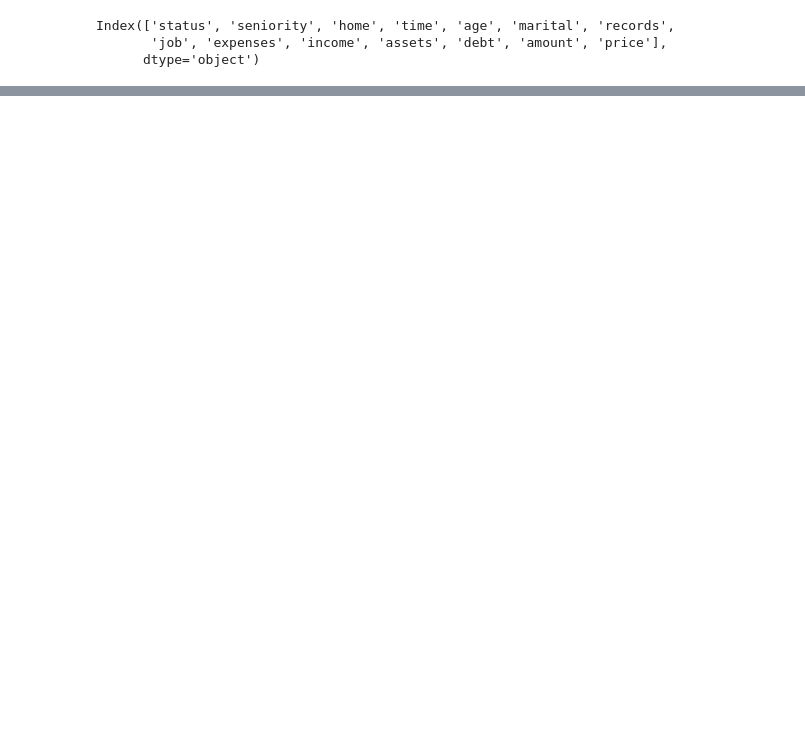
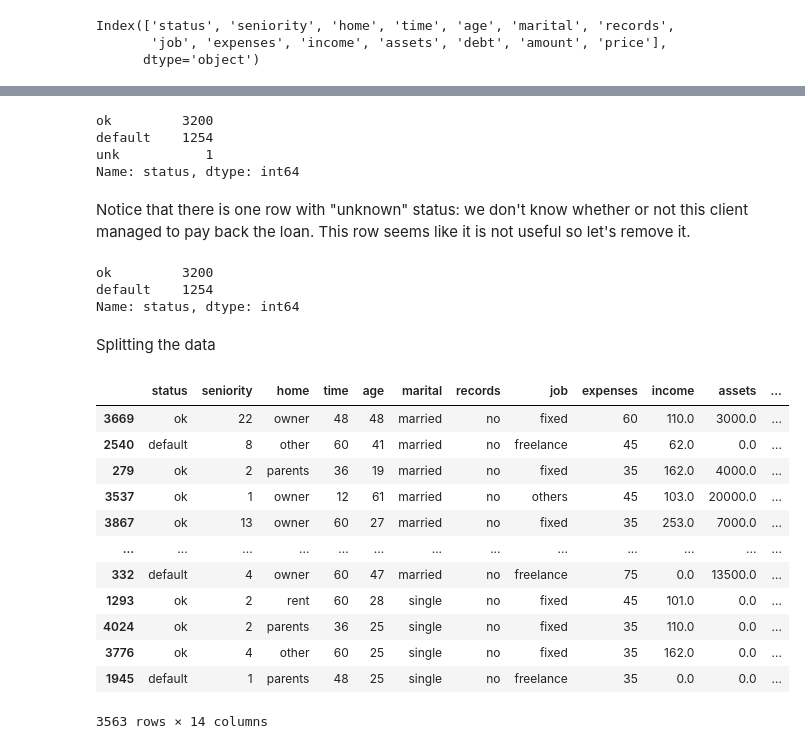
Before and after one commit to CruiseDevice/Credit-Risk-Scoring-using-Decision-Trees-and-Ensemble-Learning, a Jupyter notebook: credit-risk.ipynb, the cells around one changed output, grey strips where cells are left out. Drawn from its saved outputs; the diff is of its cells as text; code cells hidden in the pictures; blank space fills up the shorter version.

```diff
--- a/credit-risk.ipynb
+++ b/credit-risk.ipynb
@@ -29,0 +121,3 @@ Index(['status', 'seniority', 'home', 'time', 'age', 'marital', 'records',
+# %%
+df.job = df.job.map(job_values)
+df.sample(5)
@@ -29,0 +145,3 @@ Index(['status', 'seniority', 'home', 'time', 'age', 'marital', 'records',
+# %%
+for c in ['income', 'assets', 'debt']:
+    df[c] = df[c].replace(to_replace=99999999, value=np.nan)
@@ -29,0 +160,19 @@ Index(['status', 'seniority', 'home', 'time', 'age', 'marital', 'records',
+# %%
+df.status.value_counts()
+# %% [output]
+ok         3200
+default    1254
+unk           1
+Name: status, dtype: int64
+# %% [markdown]
+Notice that there is one row with "unknown" status: we don't know whether or not this client managed to pay back the loan. This row seems like it is not useful so let's remove it.
+# %%
+df = df[df.status != 'unk']
+# %%
+df.status.value_counts()
+# %% [output]
+ok         3200
+default    1254
+Name: status, dtype: int64
+# %% [markdown]
+Splitting the data
@@ -29,0 +181,18 @@ Index(['status', 'seniority', 'home', 'time', 'age', 'marital', 'records',
+# %%
+df_train_full, df_test = train_test_split(df, test_size=0.2, random_state=11)
+# %%
+df_train_full
+# %% [output]
+|  | status | seniority | home | time | age | marital | records | job | expenses | income | assets | ... |
+| 3669 | ok | 22 | owner | 48 | 48 | married | no | fixed | 60 | 110.0 | 3000.0 | ... |
+| 2540 | default | 8 | other | 60 | 41 | married | no | freelance | 45 | 62.0 | 0.0 | ... |
+| 279 | ok | 2 | parents | 36 | 19 | married | no | fixed | 35 | 162.0 | 4000.0 | ... |
+| 3537 | ok | 1 | owner | 12 | 61 | married | no | others | 45 | 103.0 | 20000.0 | ... |
+| 3867 | ok | 13 | owner | 60 | 27 | married | no | fixed | 35 | 253.0 | 7000.0 | ... |
+| ... | ... | ... | ... | ... | ... | ... | ... | ... | ... | ... | ... | ... |
+| 332 | default | 4 | owner | 60 | 47 | married | no | freelance | 75 | 0.0 | 13500.0 | ... |
+| 1293 | ok | 2 | rent | 60 | 28 | single | no | fixed | 45 | 101.0 | 0.0 | ... |
+| 4024 | ok | 2 | parents | 36 | 25 | single | no | fixed | 35 | 110.0 | 0.0 | ... |
+| 3776 | ok | 4 | other | 60 | 25 | single | no | fixed | 35 | 162.0 | 0.0 | ... |
+| 1945 | default | 1 | parents | 48 | 25 | single | no | freelance | 35 | 0.0 | 0.0 | ... |
+3563 rows × 14 columns
```
Also changed, not shown: parts of 42 cells of this notebook.
